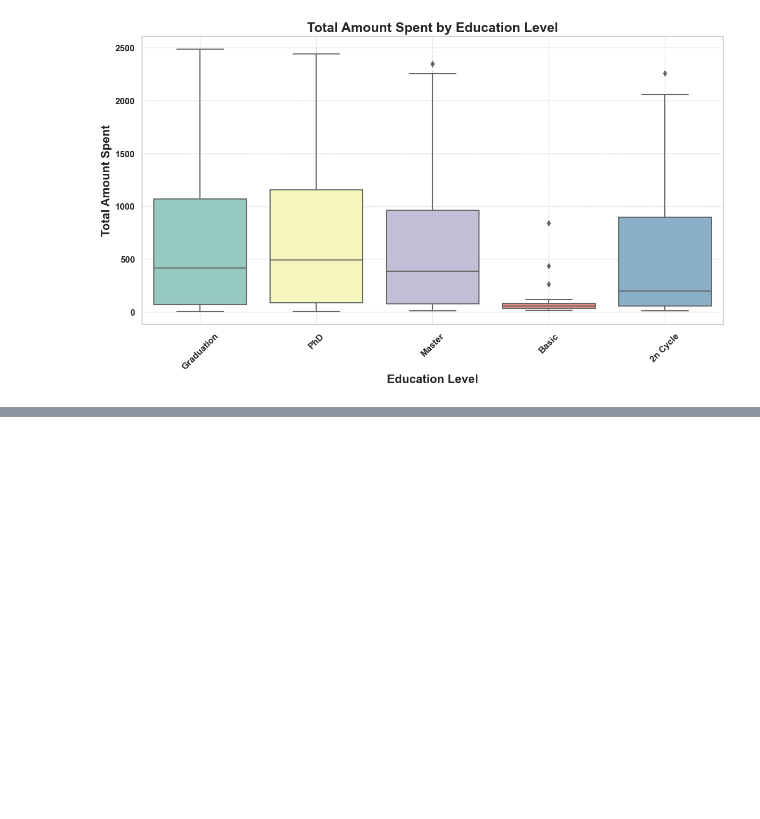
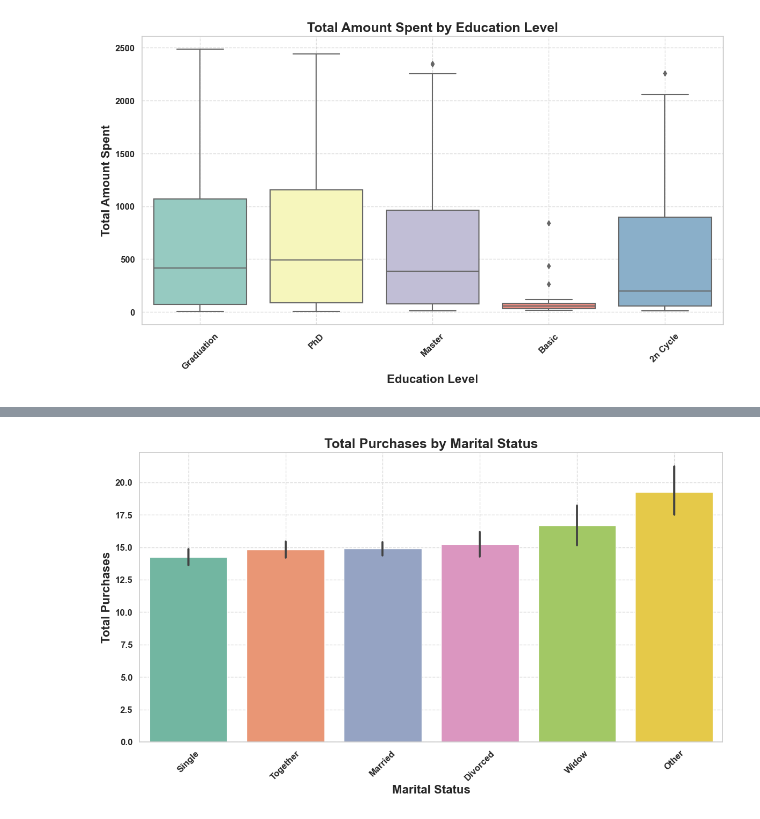
Before and after one commit to Jotis86/Marketing-Analysis-Project, a Jupyter notebook: notebooks/data_visualization.ipynb, the cells around one changed output, grey strips where cells are left out. Drawn from its saved outputs; the diff is of its cells as text; code cells hidden in the pictures; blank space fills up the shorter version.

```diff
--- a/notebooks/data_visualization.ipynb
+++ b/notebooks/data_visualization.ipynb
@@ -127,0 +169,13 @@ plt.show()
+# %%
+# 8. Bar plot of Total Purchases by Marital Status
+plt.figure(figsize=(14, 7))
+sns.barplot(x='Marital_Status', y='Total_Purchases', data=data, palette='Set2')
+plt.title('Total Purchases by Marital Status', fontsize=18, fontweight='bold')
+plt.xlabel('Marital Status', fontsize=16, fontweight='bold')
+plt.ylabel('Total Purchases', fontsize=16, fontweight='bold')
+plt.xticks(rotation=45, fontsize=12, fontweight='bold')
+plt.yticks(fontsize=12, fontweight='bold')
+plt.grid(True, linestyle='--', alpha=0.7)
+plt.show()
+# %% [output]
+[figure, added]
```
Also changed, not shown: parts of 10 cells of this notebook.
